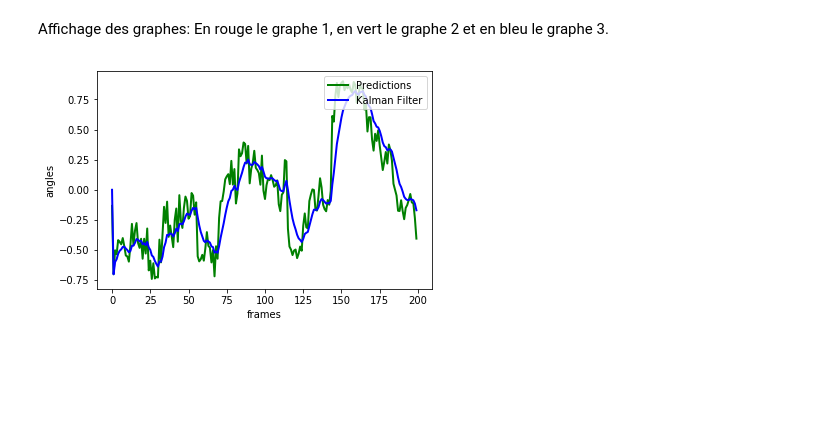
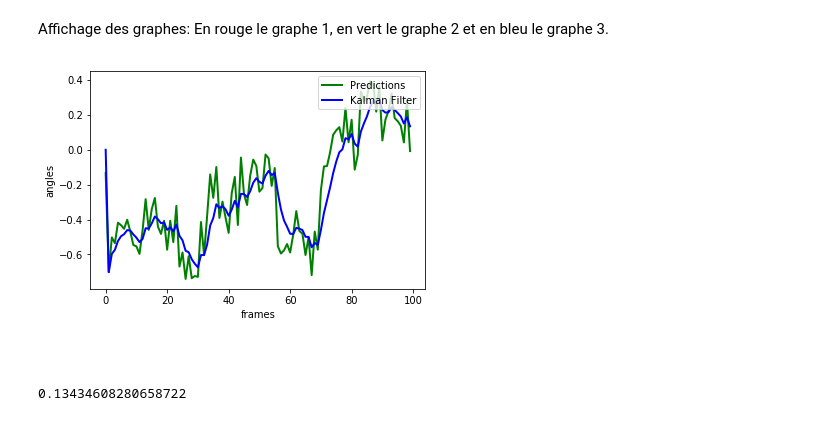
Before and after one commit to Max0u/RobotCar-SCIA, a Jupyter notebook: speed_prediction/speed_prediction.ipynb, the cells around one changed output. Cells and saved outputs as stored; diff of their text form; code cells hidden in the pictures.

Commit message:
Kalman Filter add

```diff
--- a/speed_prediction/speed_prediction.ipynb
+++ b/speed_prediction/speed_prediction.ipynb
@@ -48,7 +50,7 @@ preds = mod.predict(np.array(imgs))
 # %% [markdown]
 Affichage des graphes: En rouge le graphe 1, en vert le graphe 2 et en bleu le graphe 3.
 # %%
-range_inf, range_sup = 0, 200
+range_inf, range_sup = 0, 100
 # nb frame per group is (sup - inf) / nb_group
 nb_group = 20
 
@@ -76,34 +78,34 @@ xhatminus=np.zeros(sz) # a priori estimate of x
 Pminus=np.zeros(sz)    # a priori error estimate
 K=np.zeros(sz)         # gain or blending factor
 
-R = 0.015**2 # estimate of measurement variance, change to see effect
+R = 0.01**2 # estimate of measurement variance, change to see effect
 
 # intial guesses
 xhat[0] = 0.0
 P[0] = 1.0
 
 for k in range(1,n_iter):
     # time update
     xhatminus[k] = xhat[k-1]
     Pminus[k] = P[k-1]+Q
 
     # measurement update
     K[k] = Pminus[k]/( Pminus[k]+R )
     xhat[k] = xhatminus[k]+K[k]*(z[k]-xhatminus[k])
     P[k] = (1-K[k])*Pminus[k]
 
 
 line1 = plt.plot(xhat, c='blue')
 plt.ylabel("angles")
 plt.xlabel("frames")
 plt.setp(line0, linewidth=2)
 plt.setp(line1, linewidth=2)
 
 plt.legend(('Predictions', 'Kalman Filter'),
            loc='upper right')
 
 plt.show()
 # %% [output]
-[figure, old version]
+[figure, new version]
 # %% [markdown]
 #
@@ -109,0 +151,4 @@ plt.show()
+# %%
+kalman(q)
+# %% [output]
+0.13434608280658722
```
Also changed, not shown: parts of 4 cells of this notebook, 1 other file.
